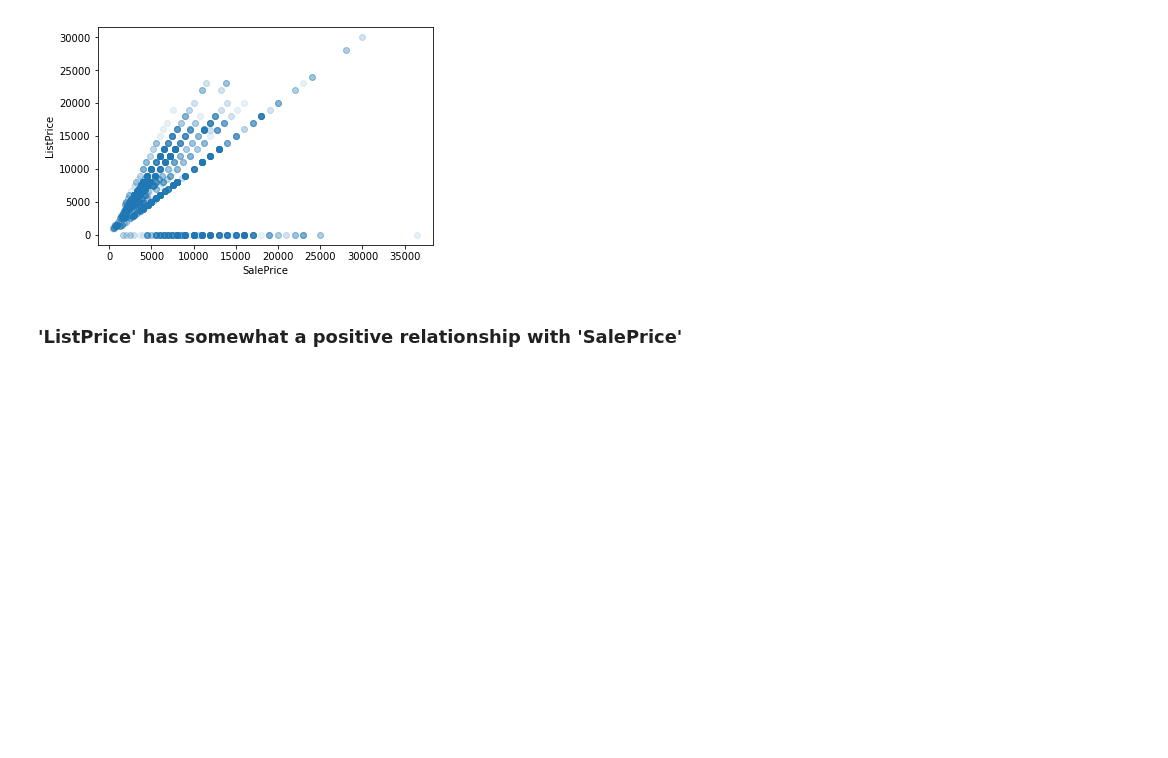
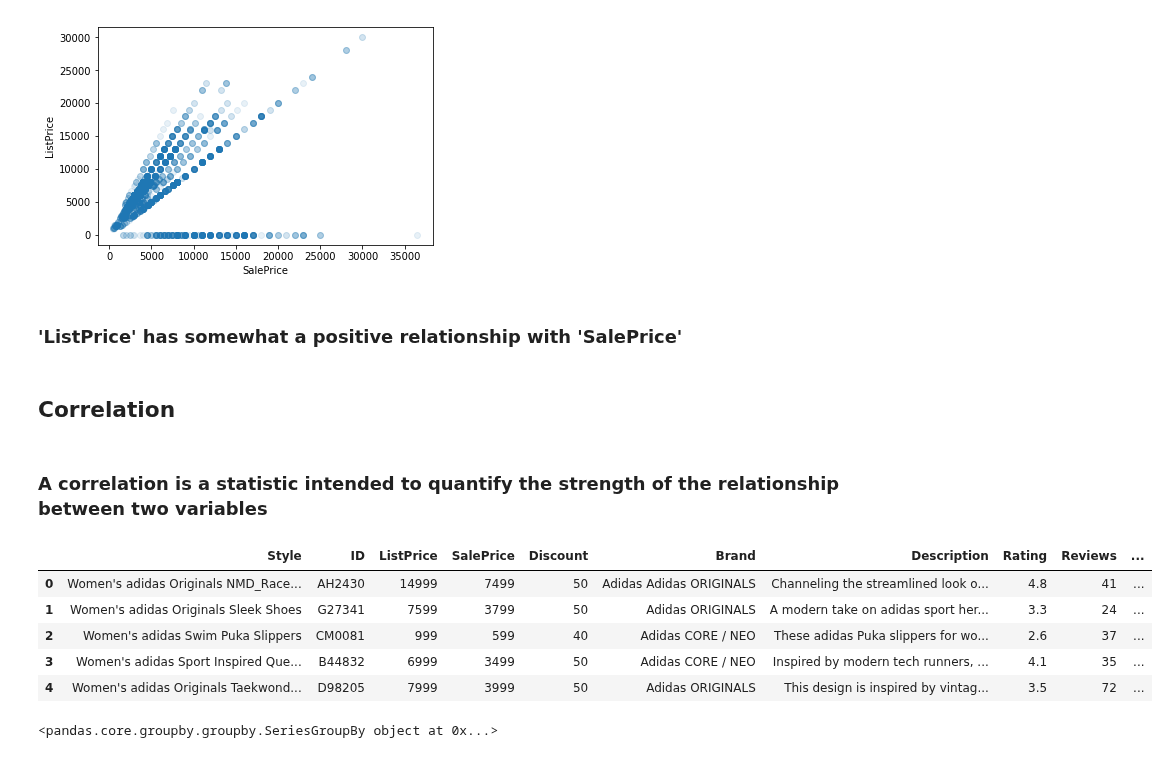
Before and after one commit to nomadskyler/AdidasNikePortfolioProject, a Jupyter notebook: AdidasNikeProject.ipynb, the cells around one changed output. Drawn from its saved outputs; the diff is of its cells as text; code cells hidden in the pictures; blank space fills up the shorter version.

```diff
--- a/AdidasNikeProject.ipynb
+++ b/AdidasNikeProject.ipynb
@@ -170,3 +170,24 @@ plt.scatter( data[x] , data[y] , alpha = 0.1 )
 [figure]
 # %% [markdown]
 ### 'ListPrice' has somewhat a positive relationship with 'SalePrice'
+# %% [markdown]
+## Correlation
+# %% [markdown]
+### A correlation is a statistic intended to quantify the strength of the relationship between two variables
+# %%
+data.head()
+# %% [output]
+|  | Style | ID | ListPrice | SalePrice | Discount | Brand | Description | Rating | Reviews | ... |
+| 0 | Women's adidas Originals NMD_Race... | AH2430 | 14999 | 7499 | 50 | Adidas Adidas ORIGINALS | Channeling the streamlined look o... | 4.8 | 41 | ... |
+| 1 | Women's adidas Originals Sleek Shoes | G27341 | 7599 | 3799 | 50 | Adidas ORIGINALS | A modern take on adidas sport her... | 3.3 | 24 | ... |
+| 2 | Women's adidas Swim Puka Slippers | CM0081 | 999 | 599 | 40 | Adidas CORE / NEO | These adidas Puka slippers for wo... | 2.6 | 37 | ... |
+| 3 | Women's adidas Sport Inspired Que... | B44832 | 6999 | 3499 | 50 | Adidas CORE / NEO | Inspired by modern tech runners, ... | 4.1 | 35 | ... |
+| 4 | Women's adidas Originals Taekwond... | D98205 | 7999 | 3999 | 50 | Adidas ORIGINALS | This design is inspired by vintag... | 3.5 | 72 | ... |
+# %%
+#compute the mean of 'SalePrice' using labels from 'Rating'
+
+grouped_Sale = data[ 'SalePrice' ].groupby( data[ 'Rating' ] )
+
+grouped_Sale
+# %% [output]
+<pandas.core.groupby.groupby.SeriesGroupBy object at 0x...>
```
Also changed, not shown: parts of 4 cells of this notebook.
